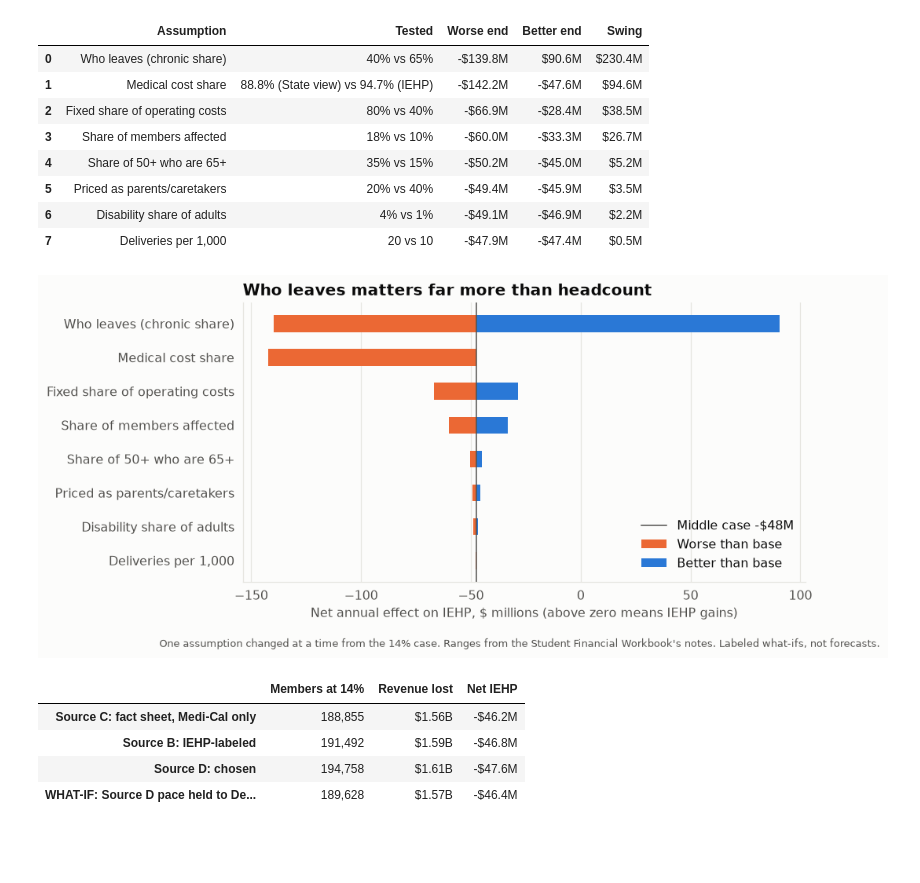
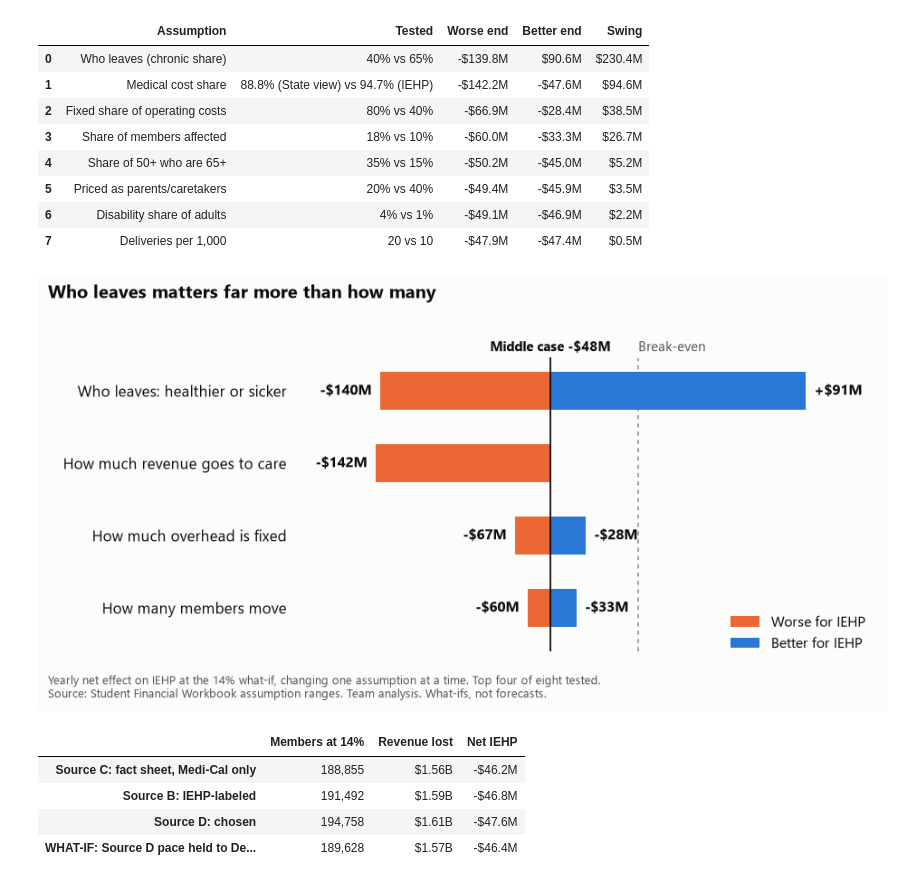
Before and after one commit to doom-boy/IEHP-CEO-Competition, a Jupyter notebook: financial_impact_analysis.ipynb, the cells around one changed output. Saved outputs shown, nothing was run; the diff lists cells and outputs as text; code cells hidden in the pictures; blank space fills up the shorter version.

```diff
--- a/financial_impact_analysis.ipynb
+++ b/financial_impact_analysis.ipynb
@@ -525,24 +524,49 @@ Middle case net effect: -$47.6M
 | 5 | Priced as parents/caretakers | 20% vs 40% | -$49.4M | -$45.9M | $3.5M |
 | 6 | Disability share of adults | 4% vs 1% | -$49.1M | -$46.9M | $2.2M |
 | 7 | Deliveries per 1,000 | 20 vs 10 | -$47.9M | -$47.4M | $0.5M |
-# %%
-plot = sens.iloc[::-1]
-fig, ax = plt.subplots(figsize=(8.4, 4.2))
-y = np.arange(len(plot))
-ax.barh(y, (plot["Worse end"] - base_net).clip(upper=0) / 1e6, left=base_net / 1e6, height=0.5, color=ORANGE, label="Worse than base")
-ax.barh(y, (plot["Better end"] - base_net).clip(lower=0) / 1e6, left=base_net / 1e6, height=0.5, color=BLUE, label="Better than base")
-ax.axvline(base_net / 1e6, color=MUTED, linewidth=1, label=f"Middle case {money(base_net)}")
-ax.set_yticks(y, plot["Assumption"])
-ax.grid(axis="y", visible=False)
-ax.set_xlabel("Net annual effect on IEHP, $ millions (above zero means IEHP gains)")
-ax.set_title("Who leaves matters far more than headcount")
-ax.legend(frameon=False, loc="lower right")
-fig.text(0.01, -0.07, "One assumption changed at a time from the 14% case. Ranges from the Student Financial Workbook's notes. Labeled what-ifs, not forecasts.",
-         color=MUTED, fontsize=8.5)
-fig.savefig(OUTPUT_DIR / "sensitivity_tornado.png")
-plt.show()
-# %% [output]
-[figure, removed]
+# %%
+plain_labels = {
+    "Who leaves (chronic share)": "Who leaves: healthier or sicker",
+    "Medical cost share": "How much revenue goes to care",
+    "Fixed share of operating costs": "How much overhead is fixed",
+    "Share of members affected": "How many members move",
+}
+plot = sens[sens["Assumption"].isin(plain_labels)].iloc[::-1].copy()
+plot["Label"] = plot["Assumption"].map(plain_labels)
+y = np.arange(len(plot))
+base_m = base_net / 1e6
+
+fig, ax = plt.subplots(figsize=(8.6, 3.9))
+ax.barh(y, (plot["Worse end"] - base_net).clip(upper=0) / 1e6, left=base_m, height=0.52, color=ORANGE, label="Worse for IEHP")
+ax.barh(y, (plot["Better end"] - base_net).clip(lower=0) / 1e6, left=base_m, height=0.52, color=BLUE, label="Better for IEHP")
+top = len(plot) - 0.55
+ax.plot([base_m, base_m], [-0.6, top], color=INK, linewidth=1.2, zorder=3)
+ax.plot([0, 0], [-0.6, top], color=GRAY, linewidth=1, linestyle=(0, (3, 3)), zorder=0)
+for yi, (_, row) in zip(y, plot.iterrows()):
+    ax.annotate(money(row["Worse end"]), (row["Worse end"] / 1e6, yi), xytext=(-6, 0), textcoords="offset points", ha="right", va="center", fontweight="bold")
+    if row["Better end"] > base_net:
+        sign = "+" if row["Better end"] > 0 else ""
+        ax.annotate(sign + money(row["Better end"]), (row["Better end"] / 1e6, yi), xytext=(6, 0), textcoords="offset points", ha="left", va="center", fontweight="bold")
+ax.text(base_m, top + 0.06, f"Middle case {money(base_net)}", ha="center", va="bottom", fontsize=9.5, fontweight="bold", color=INK)
+ax.text(0, top + 0.06, "Break-even", ha="left", va="bottom", fontsize=9.5, color=MUTED)
+ax.set_yticks(y, plot["Label"])
+ax.tick_params(axis="y", labelcolor=INK, labelsize=11)
+ax.set_xlim(-185, 130)
+ax.set_ylim(-0.6, len(plot) - 0.2)
+ax.xaxis.set_visible(False)
+ax.grid(False)
+ax.spines["left"].set_visible(False)
+ax.spines["bottom"].set_visible(False)
+fig.subplots_adjust(left=0.30, right=0.98, top=0.86, bottom=0.04)
+fig.text(0.01, 0.95, "Who leaves matters far more than how many", fontsize=13, fontweight="bold")
+ax.legend(frameon=False, loc="lower right", bbox_to_anchor=(1, -0.04))
+fig.text(0.01, -0.02, "Yearly net effect on IEHP at the 14% what-if, changing one assumption at a time. Top four of eight tested.\n"
+         "Source: Student Financial Workbook assumption ranges. Team analysis. What-ifs, not forecasts.",
+         color=MUTED, fontsize=8.5, va="top")
+fig.savefig(OUTPUT_DIR / "sensitivity_tornado.png")
+plt.show()
+# %% [output]
+[figure, added]
 # %%
 # Does the member-count choice from Section 3 matter?
 bases = {
```
Also changed, not shown: parts of 18 cells of this notebook, 8 other files.
